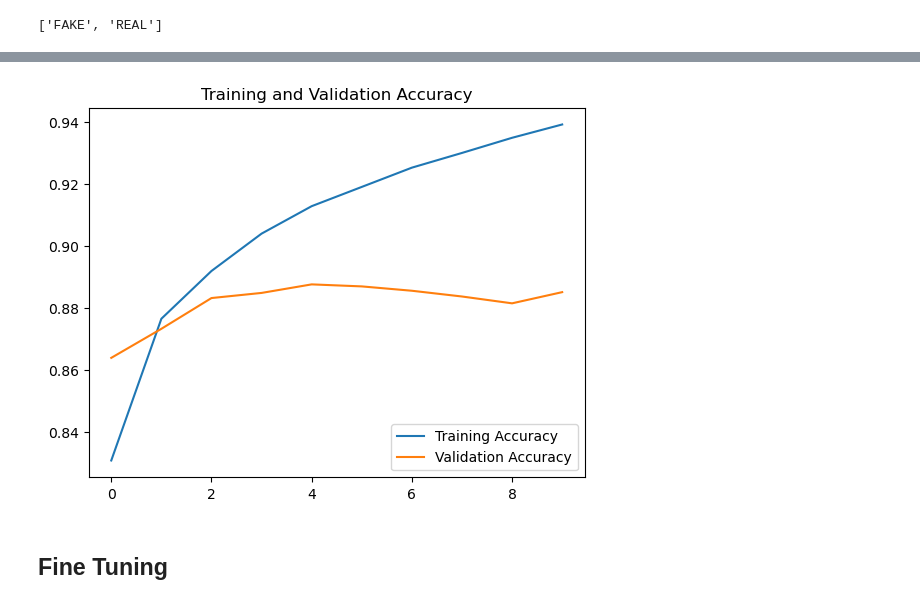
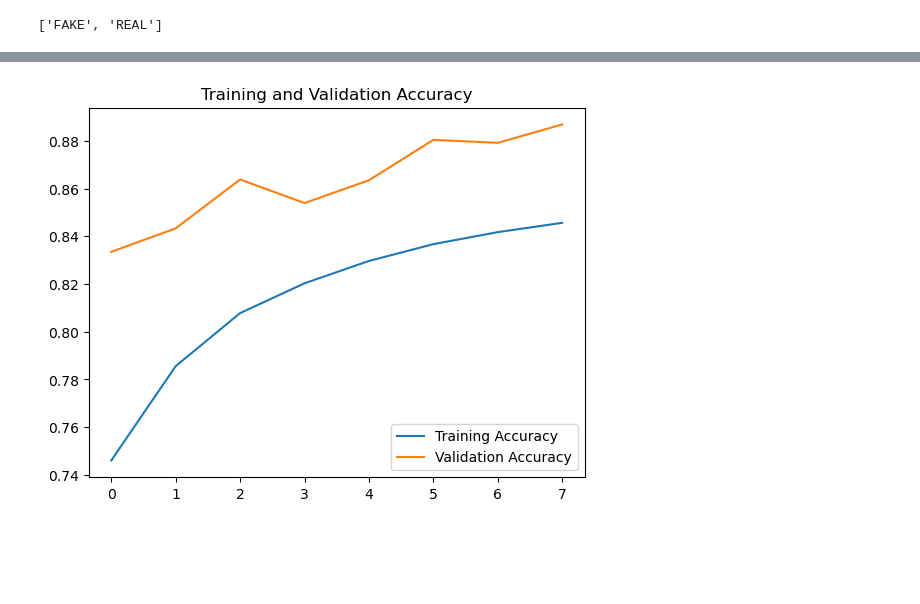
Before and after one commit to hsabraham28/mids_207_final_project, a Jupyter notebook: VGG.ipynb, the cells around one changed output, grey strips where cells are left out. Drawn from its saved outputs; the diff is of its cells as text; code cells hidden in the pictures; blank space fills up the shorter version.

```diff
--- a/VGG.ipynb
+++ b/VGG.ipynb
@@ -112,3 +56,17 @@ model = models.Sequential([
+# %%
+# Load VGG16 and freeze weights
+keras.backend.clear_session()
+
+vgg = VGG16(include_top=False, input_shape=(img_height, img_width, 3))
+vgg.trainable = False
+# %%
+# Build classifier around VGG16
+model = Sequential([
+    vgg,
+    layers.Flatten(),
+    layers.Dropout(0.5),
+    layers.Dense(units=1024, activation="relu"),
+    layers.Dense(units=1, activation="sigmoid")])
 # %%
 # Compile model
 model.compile(loss="binary_crossentropy",
@@ -121,3 +74,0 @@ from tensorflow.keras.callbacks import EarlyStopping
-# %%
-es = EarlyStopping(monitor='val_accuracy', mode='max', patience=5,  restore_best_weights=True)
-history = model.fit(train_ds, train_labels, epochs=50, validation_split=0.2, batch_size=32, verbose = 3, callbacks=[es])
@@ -153,0 +97,12 @@ display(history)
+# %%
+# Train classifier
+epochs = 8
+
+history = model.fit(
+  train,
+  validation_data=val,
+  epochs=epochs,
+  verbose=0)
+
+history = pd.DataFrame(history.history)
+display(history)
@@ -154,10 +119,9 @@ display(history)
 # %%
-plt.plot(range(10), history["accuracy"], label="Training Accuracy")
-plt.plot(range(10), history["val_accuracy"], label="Validation Accuracy")
+# Plot training and validation accuracy
+plt.plot(range(epochs), history["accuracy"], label="Training Accuracy")
+plt.plot(range(epochs), history["val_accuracy"], label="Validation Accuracy")
 plt.legend(loc="lower right")
 plt.title("Training and Validation Accuracy")
 plt.show()
 # %% [output]
-[figure, old version]
+[figure, new version]
-# %% [markdown]
-## Fine Tuning
```
Also changed, not shown: parts of 23 cells of this notebook.
